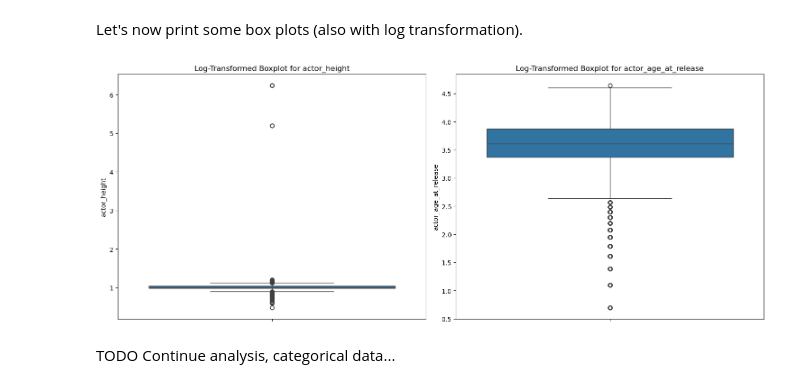
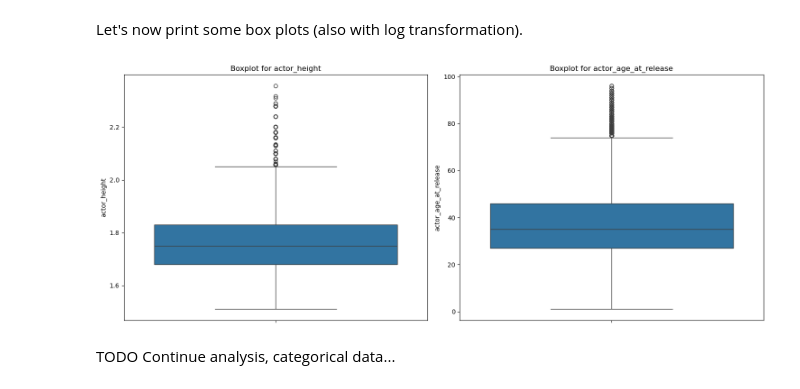
Before and after one commit to epfl-ada/ada-2024-project-authenticdataaddicts, a Jupyter notebook: results.ipynb, the cells around one changed output. Saved outputs shown, nothing was run; the diff lists cells and outputs as text; code cells hidden in the pictures.

```diff
--- a/results.ipynb
+++ b/results.ipynb
@@ -239,0 +246,7 @@ movie_data_completed = movies_wikidata_merged.copy()
+# %%
+# Keep only non NaN values
+not_na_height = character_data["actor_height"].notna()
+character_data_cleaned = character_data[not_na_height]
+
+reduction = 1 - character_data_cleaned.shape[0] / character_data.shape[0]
+print(f"Removing NaN reduced the dataset by: {reduction:.2%}")
@@ -239,0 +255,6 @@ movie_data_completed = movies_wikidata_merged.copy()
+# %%
+# Keep only valid heights (between 1.5 and 2.8 meters)
+character_data_valid_heights = character_data_cleaned.query("actor_height > 1.5 and actor_height < 2.8")
+reduction = (len(character_data_cleaned) - len(character_data_valid_heights)) / len(character_data_cleaned)
+
+print(f"Removing invalid actor heights reduced that dataset by {reduction:.2%}.")
@@ -239,0 +263,6 @@ movie_data_completed = movies_wikidata_merged.copy()
+# %%
+# Keep only valid ages (between 0 and 100 years)
+character_data_valid_ages = character_data_valid_heights.query("actor_age_at_release > 0 and actor_age_at_release < 100")
+reduction = (len(character_data_valid_heights) - len(character_data_valid_ages)) / len(character_data_valid_heights)
+
+print(f"Removing invalid actor ages reduced that dataset by {reduction:.2%}.")
@@ -240,3 +273,5 @@ movie_data_completed = movies_wikidata_merged.copy()
+# %%
+character_data_valid = character_data_valid_ages
 # %% [markdown]
 ## Deeper analysis
 Now that our data is more complete, we can do a more in deep analysis.
@@ -297,20 +315,16 @@ Let's now print some box plots (also with log transformation).
 # %%
 fig, axes = plt.subplots(1, 2, figsize=(15, 6))
 
-# Filter out non-positive values and apply log transformation for "actor_height"
-positive_heights = character_data["actor_height"][character_data["actor_height"] > 0]
-sns.boxplot(data=np.log1p(positive_heights), ax=axes[0])
-axes[0].set_title("Log-Transformed Boxplot for actor_height")
+sns.boxplot(data=character_data_valid["actor_height"], ax=axes[0])
+axes[0].set_title("Boxplot for actor_height")
 
-# Filter out non-positive values and apply log transformation for "actor_age_at_release"
-positive_ages = character_data["actor_age_at_release"][character_data["actor_age_at_release"] > 0]
-sns.boxplot(data=np.log1p(positive_ages), ax=axes[1])
-axes[1].set_title("Log-Transformed Boxplot for actor_age_at_release")
+sns.boxplot(data=character_data_valid["actor_age_at_release"], ax=axes[1])
+axes[1].set_title("Boxplot for actor_age_at_release")
 
 plt.tight_layout()
 plt.show()
 # %% [output]
-[figure, old version]
+[figure, new version]
 # %% [markdown]
 TODO Continue analysis, categorical data...
 # %% [markdown]
```
Also changed, not shown: parts of 10 cells of this notebook.
